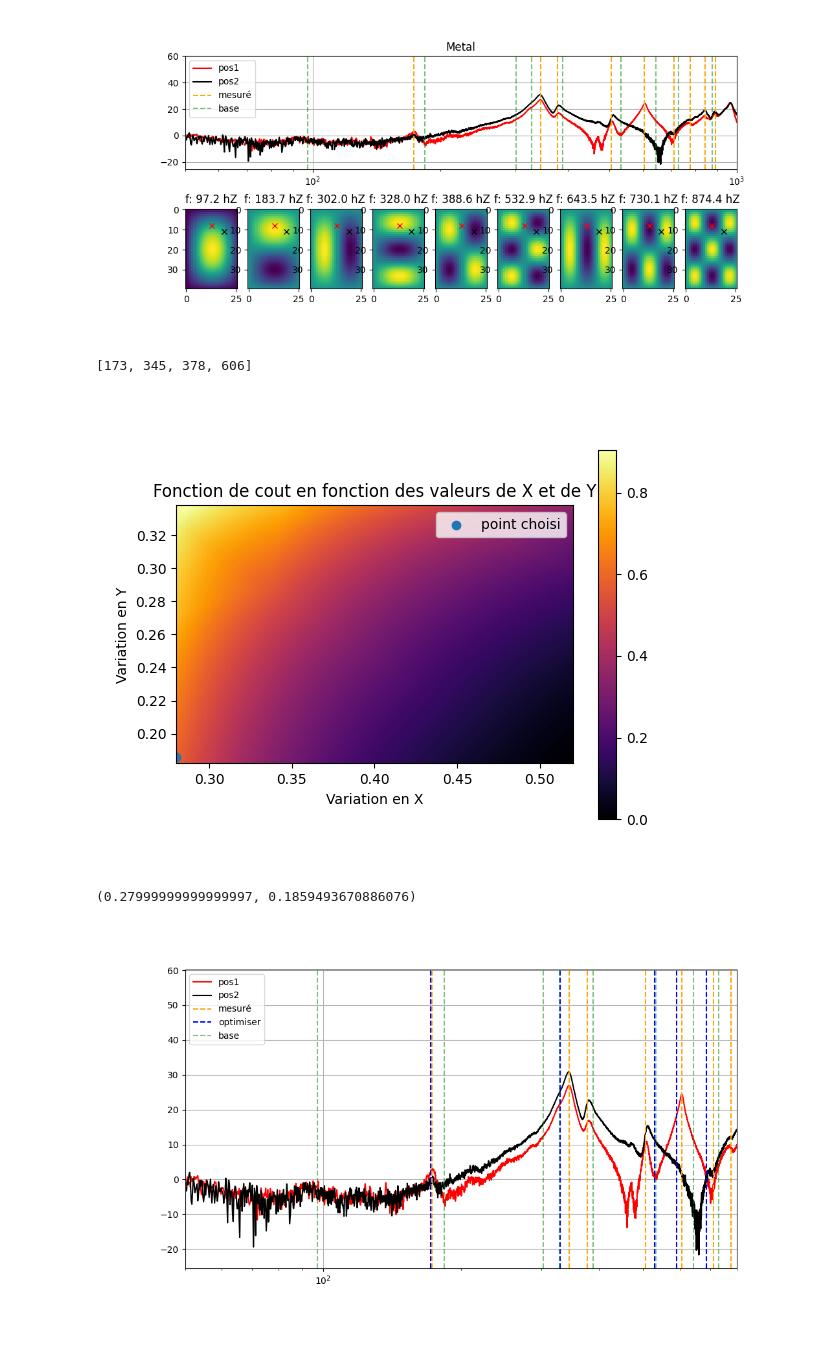
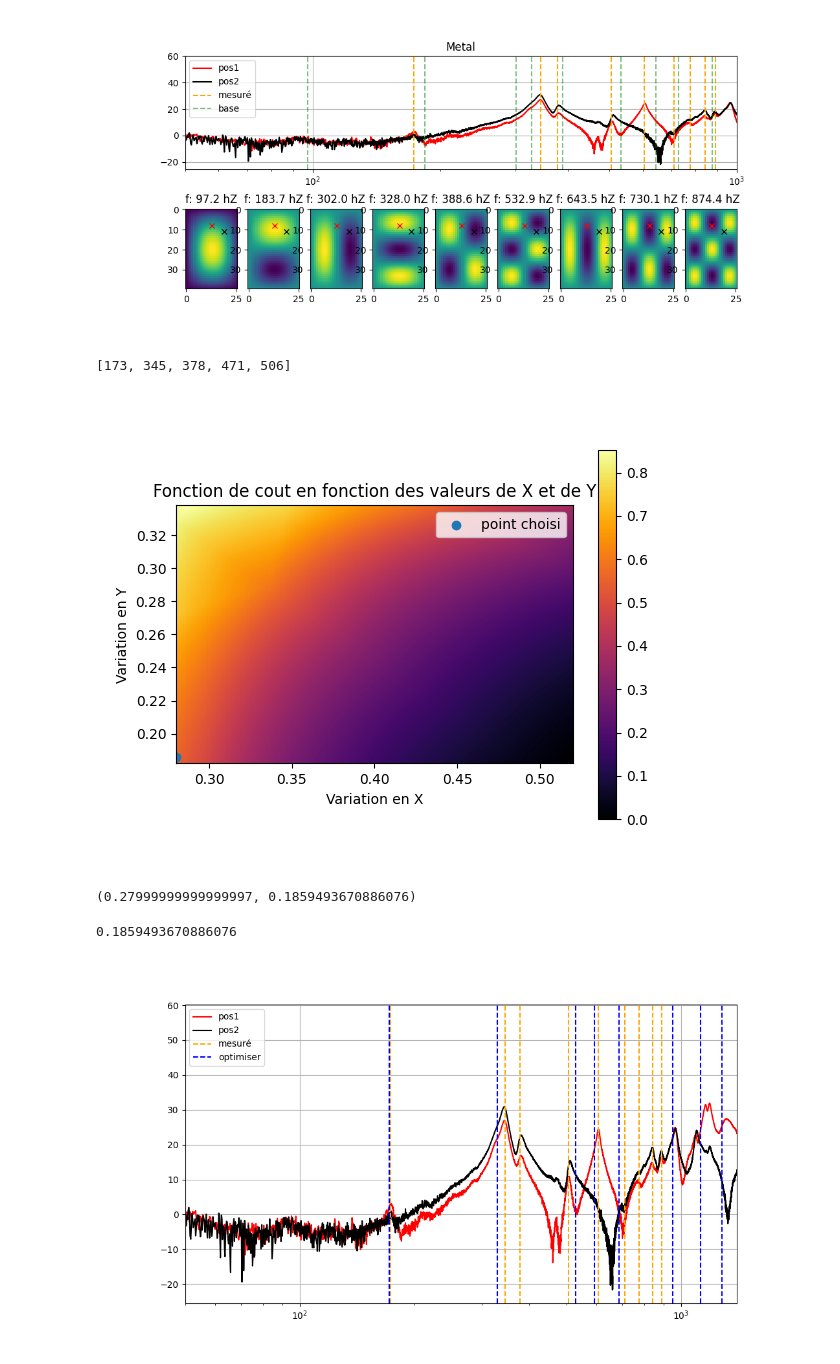
Before and after one commit to peladeaucome/ATIAM-PAM-AnalyseInstruments, a Jupyter notebook: Guitar_model/experiences/nouvelle_Correction_plaque copy.ipynb, the cells around one changed output. Drawn from its saved outputs; the diff is of its cells as text; code cells hidden in the pictures.

```diff
--- a/Guitar_model/experiences/nouvelle_Correction_plaque copy.ipynb
+++ b/Guitar_model/experiences/nouvelle_Correction_plaque copy.ipynb
@@ -194,10 +183,11 @@ plt.show()
 # %% [output]
 [figure]
 # %%
-f_bon = [f_fond[0],f_fond[1],f_fond[2],f_fond[4]]
+f_bon = [f_fond[0],f_fond[1],f_fond[2],471,f_fond[3]]
+#f_bon = [f_fond[0],f_fond[1],f_fond[2],f_fond[4]]
 print(f_bon)
 # %% [output]
-[173, 345, 378, 606]
+[173, 345, 378, 471, 506]
 # %%
 def optimisation(f_bon,h,E_nu,rhoT,Lx,Ly,plot=True):
     pourcentage = 0.3
@@ -206,7 +196,7 @@ def optimisation(f_bon,h,E_nu,rhoT,Lx,Ly,plot=True):
     YY = np.linspace(Ly*(1 - pourcentage),Ly*(1+pourcentage),80)
     cout = np.zeros((len(XX),len(YY)))
 
-    pondération = [50,15,5]
+    pondération = [30,15,5]
     pondération = np.concatenate((pondération,[1]*(len(f_bon)-3)))
 
     for ii,i in enumerate(XX) :
@@ -234,23 +224,27 @@ def optimisation(f_bon,h,E_nu,rhoT,Lx,Ly,plot=True):
 Lx_op,Ly_op,cout = optimisation(f_bon,h_m1,E_nu_m1,rho_m1,Lx,Ly)
 Lx_op,Ly_op
 # %% [output]
-[figure, old version]
+[figure, new version]
 (0.27999999999999997, 0.1859493670886076)
+# %%
+print(Ly_op)
+# %% [output]
+0.1859493670886076
 # %%
 f_op = f_plaque(Lx_op, Ly_op,h_m1,E_nu_m1,rho_m1)
 plt.figure(figsize = (11,6))
 plt.semilogx(freq1,20*np.log10(np.abs(FRF1)),'r',label='pos1')
 plt.semilogx(freq2,20*np.log10(np.abs(FRF2)),'k',label='pos2')
 plt.axvline(f_fond[0],ls='--',color='orange',label = 'mesuré')
 plt.axvline(f_op[0],ls='--',color='blue',label="optimiser")
-plt.axvline(f_base[0],ls='--',color='green',label="base",alpha=0.5)
+#plt.axvline(f_base[0],ls='--',color='green',label="base",alpha=0.5)
 for i in range(1,min(len(f_fond),len(f_base))):
     plt.axvline(f_fond[i],ls='--',color='orange')
     plt.axvline(f_op[i],ls='--',color='blue')
-    plt.axvline(f_base[i],ls='--',color='green',alpha=0.5)
+    #plt.axvline(f_base[i],ls='--',color='green',alpha=0.5)
 plt.grid()
 plt.legend()
-plt.xlim(50,800)
+plt.xlim(50,1400)
 plt.show()
 # %% [output]
-[figure, old version]
+[figure, new version]
```
Also changed, not shown: parts of 6 cells of this notebook, 1 other file.
